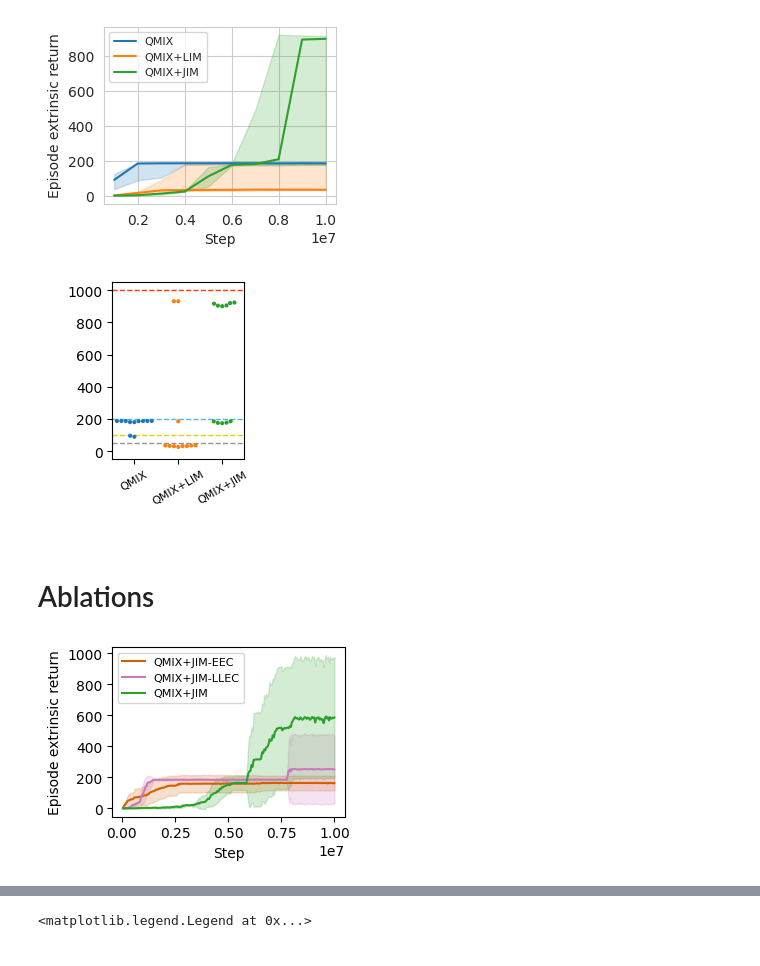
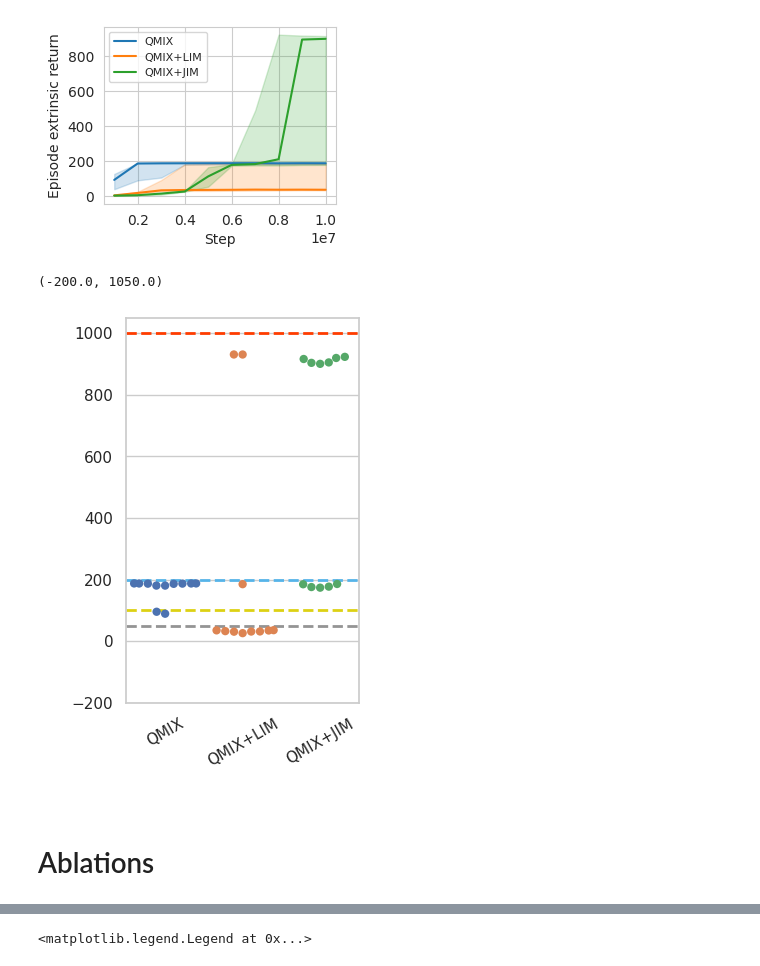
Before and after one commit to Maxtoq/MADRL-PhD-Thesis-Code, a Jupyter notebook: results/JIM Paper graphs.ipynb, the cells around one changed output, grey strips where cells are left out. Saved outputs shown, nothing was run; the diff lists cells and outputs as text; code cells hidden in the pictures.

```diff
--- a/results/JIM Paper graphs.ipynb
+++ b/results/JIM Paper graphs.ipynb
@@ -8,7 +8,7 @@ import os
 import re
 from tqdm import tqdm, trange
 
-#sns.set_theme()
+sns.set_theme(style="whitegrid")
 
 def load_data_files(path, name=None):
     data = None
@@ -106,7 +106,7 @@ def plot_runs(runs, x="Step", y="Episode return", estim="mean", err="sd",
     #if names is not None:
     #    ax.legend(names, loc=loc, frameon=False)
     #else:
-    ax.legend(loc=loc, frameon=False)
+    ax.legend(loc=loc, frameon=True)
 
 def box_plot_runs(runs, x="Step", y="Mean return",
              ax=None, ax_xlabel=None, ax_ylabel=None, ylim=None,
@@ -457,30 +506,31 @@ plt.legend(fontsize=8, loc="upper left")
 # %%
 qmix = load_data_files(
     "../models/push_buttons/qmix_pol/train_data_1/",
     name="QMIX")
 lim = load_data_files(
     "../models/push_buttons/qmix_lim_pol/train_data_1/",
     name="QMIX+LIM")
 jim = load_data_files(
     "../models/push_buttons/qmix_jim_pol/train_data_1/",
     name="QMIX+JIM")
 qmix = mov_avg_index(qmix, n_index=100)
 lim = mov_avg_index(lim, n_index=100)
 jim = mov_avg_index(jim, n_index=100)
 
 ax = box_plot_runs([qmix, lim, jim], y="Mean return", ax_ylabel=" ", ax_xlabel=" ",
-              only_one_step=10000000, size=(1.7, 2.3), legend=False, swarm=True)
-plt.xticks(fontsize=8)
+              only_one_step=10000000, size=(3, 5), legend=False, swarm=True, swarm_size=6)
+plt.xticks(fontsize=11)
 
 #sns.set_style("white")
-ax.axhline(y=1000, color='#ff3c00', linestyle='--', linewidth=1)
-ax.axhline(y=200, color='#56b4e9', linestyle='--', linewidth=1)
-ax.axhline(y=100, color='#ddd114', linestyle='--', linewidth=1)
-ax.axhline(y=50, color='#949494', linestyle='--', linewidth=1)
-plt.ylim([-50, 1050])
-plt.savefig("figures/push_buttons_results_last_lines.jpg", dpi=500, bbox_inches='tight')
+ax.axhline(y=1000, color='#ff3c00', linestyle='--', linewidth=2)
+ax.axhline(y=200, color='#56b4e9', linestyle='--', linewidth=2)
+ax.axhline(y=100, color='#ddd114', linestyle='--', linewidth=2)
+ax.axhline(y=50, color='#949494', linestyle='--', linewidth=2)
+plt.ylim([-200, 1050])
+#plt.savefig("figures/push_buttons_results_last_lines.jpg", dpi=500, bbox_inches='tight')
 # %% [output]
+(-200.0, 1050.0)
-[figure, old version]
+[figure, new version]
 # %% [markdown]
 # Ablations
 # %%
@@ -496,11 +546,3 @@ llec = load_data_files(
 jim = mov_avg_index(jim, n_index=5)
 eec = mov_avg_index(eec, n_index=5)
 llec = mov_avg_index(llec, n_index=5)
-
-plot_runs([eec, llec, jim], y="Mean return", ax_ylabel="Episode extrinsic return",
-          size=(3, 2.2), loc="upper left",
-          colors={"QMIX+JIM": "#2CA02C", "QMIX+JIM-EEC": "#D55E00", "QMIX+JIM-LLEC": "#CC78BC"})
-plt.legend(fontsize=8, loc="upper left")
-plt.savefig("ablation.jpg", dpi=500, bbox_inches='tight')
-# %% [output]
-[figure, removed]
```
Also changed, not shown: parts of 20 cells of this notebook, 13 other files.
